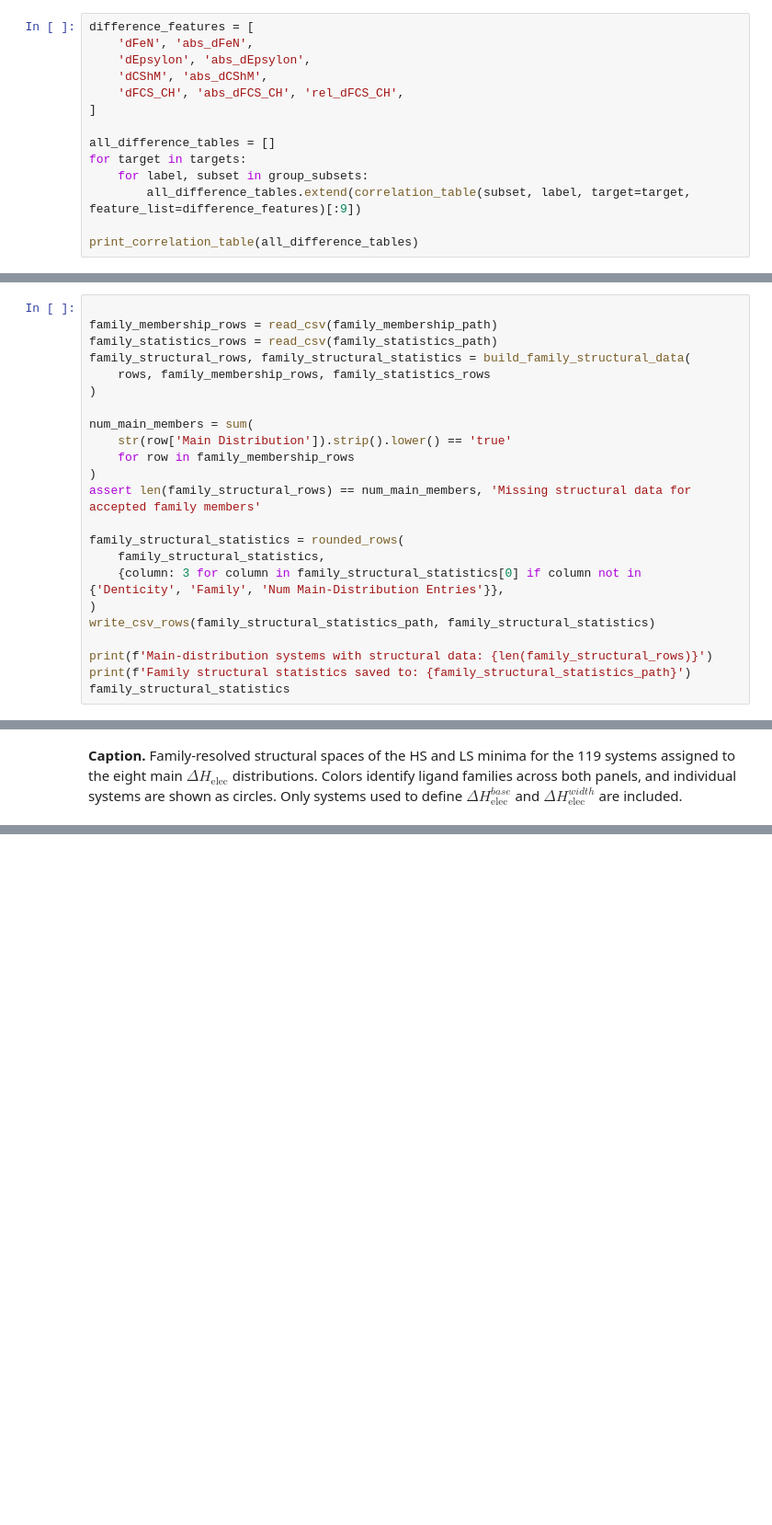
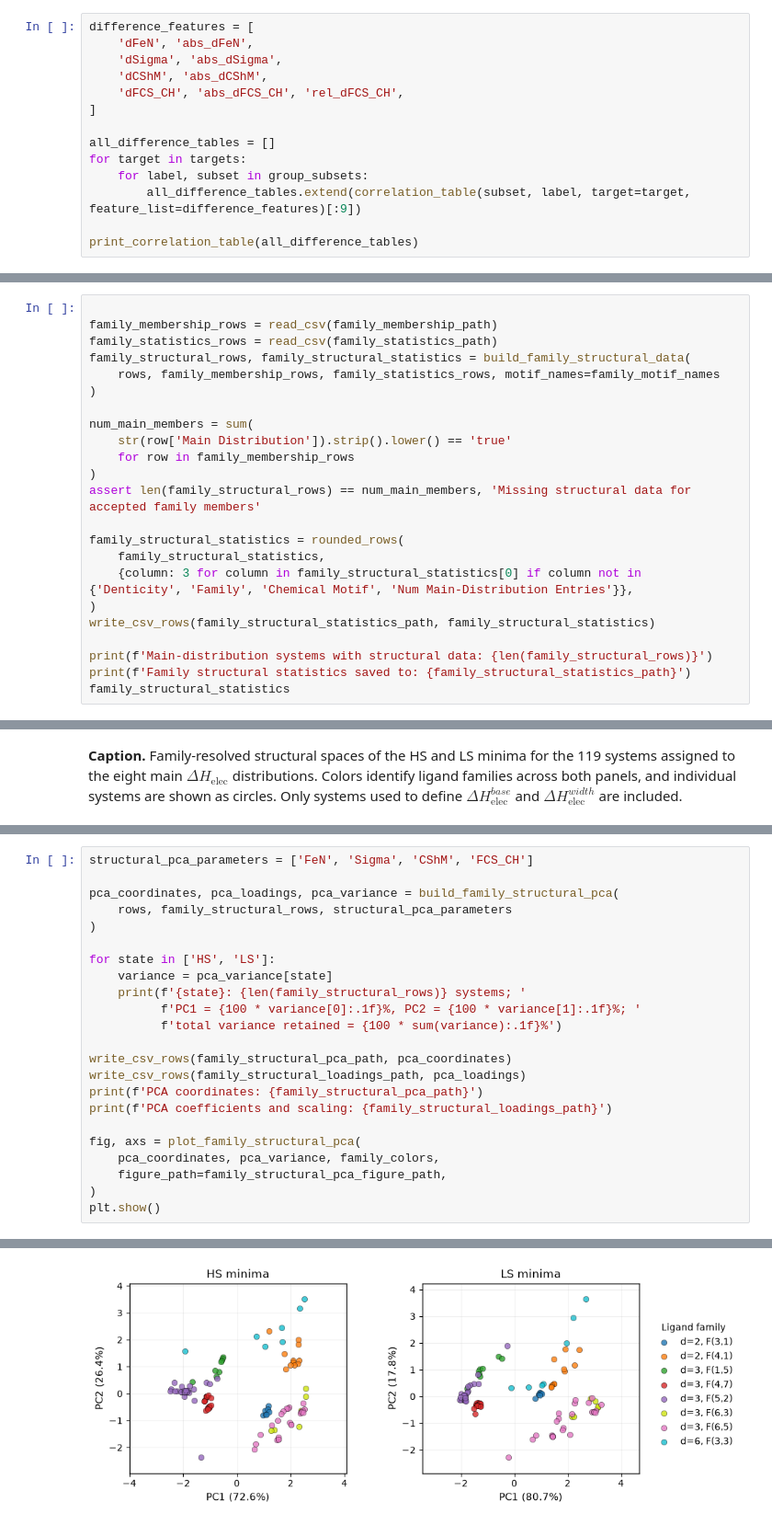
Before and after one commit to QTC-IQAC/SCO-Atlas, a Jupyter notebook: Analysis/1-TMC_Thermodynamics/Notebooks/5-Structural_Correlations.ipynb, the cells around one changed output, grey strips where cells are left out. Shown at 92% size. Drawn from its saved outputs; the diff is of its cells as text; blank space fills up the shorter version.

```diff
--- a/Analysis/1-TMC_Thermodynamics/Notebooks/5-Structural_Correlations.ipynb
+++ b/Analysis/1-TMC_Thermodynamics/Notebooks/5-Structural_Correlations.ipynb
@@ -262,7 +288,7 @@ Because several thermodynamic properties are HS-LS differences, this section foc
 # %%
 difference_features = [
     'dFeN', 'abs_dFeN',
-    'dEpsylon', 'abs_dEpsylon',
+    'dSigma', 'abs_dSigma',
     'dCShM', 'abs_dCShM',
     'dFCS_CH', 'abs_dFCS_CH', 'rel_dFCS_CH',
 ]
@@ -451,7 +479,7 @@ This analysis uses only the systems assigned to the eight main $\Delta H_{\mathr
 family_membership_rows = read_csv(family_membership_path)
 family_statistics_rows = read_csv(family_statistics_path)
 family_structural_rows, family_structural_statistics = build_family_structural_data(
-    rows, family_membership_rows, family_statistics_rows
+    rows, family_membership_rows, family_statistics_rows, motif_names=family_motif_names
 )
 
 num_main_members = sum(
@@ -462,7 +490,7 @@ assert len(family_structural_rows) == num_main_members, 'Missing structural data
 
 family_structural_statistics = rounded_rows(
     family_structural_statistics,
-    {column: 3 for column in family_structural_statistics[0] if column not in {'Denticity', 'Family', 'Num Main-Distribution Entries'}},
+    {column: 3 for column in family_structural_statistics[0] if column not in {'Denticity', 'Family', 'Chemical Motif', 'Num Main-Distribution Entries'}},
 )
 write_csv_rows(family_structural_statistics_path, family_structural_statistics)
 
@@ -535,0 +663,24 @@ plt.show()
+# %%
+structural_pca_parameters = ['FeN', 'Sigma', 'CShM', 'FCS_CH']
+
+pca_coordinates, pca_loadings, pca_variance = build_family_structural_pca(
+    rows, family_structural_rows, structural_pca_parameters
+)
+
+for state in ['HS', 'LS']:
+    variance = pca_variance[state]
+    print(f'{state}: {len(family_structural_rows)} systems; '
+          f'PC1 = {100 * variance[0]:.1f}%, PC2 = {100 * variance[1]:.1f}%; '
+          f'total variance retained = {100 * sum(variance):.1f}%')
+
+write_csv_rows(family_structural_pca_path, pca_coordinates)
+write_csv_rows(family_structural_loadings_path, pca_loadings)
+print(f'PCA coordinates: {family_structural_pca_path}')
+print(f'PCA coefficients and scaling: {family_structural_loadings_path}')
+
+fig, axs = plot_family_structural_pca(
+    pca_coordinates, pca_variance, family_colors,
+    figure_path=family_structural_pca_figure_path,
+)
+plt.show()
+# %% [output]
@@ -535,0 +691 @@ plt.show()
+[figure, added]
```
Also changed, not shown: parts of 23 cells of this notebook, 22 other files.
